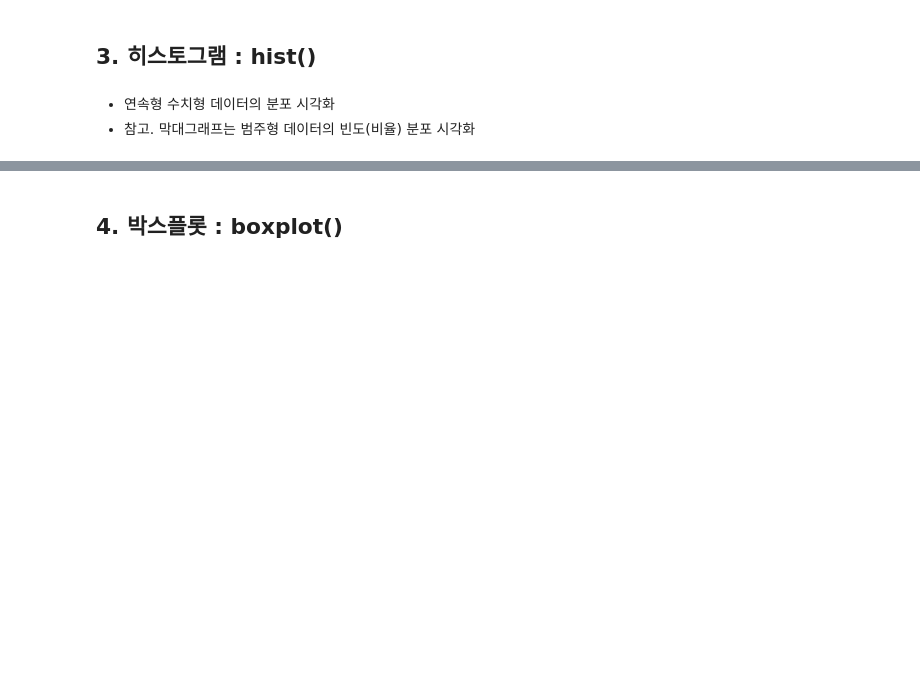
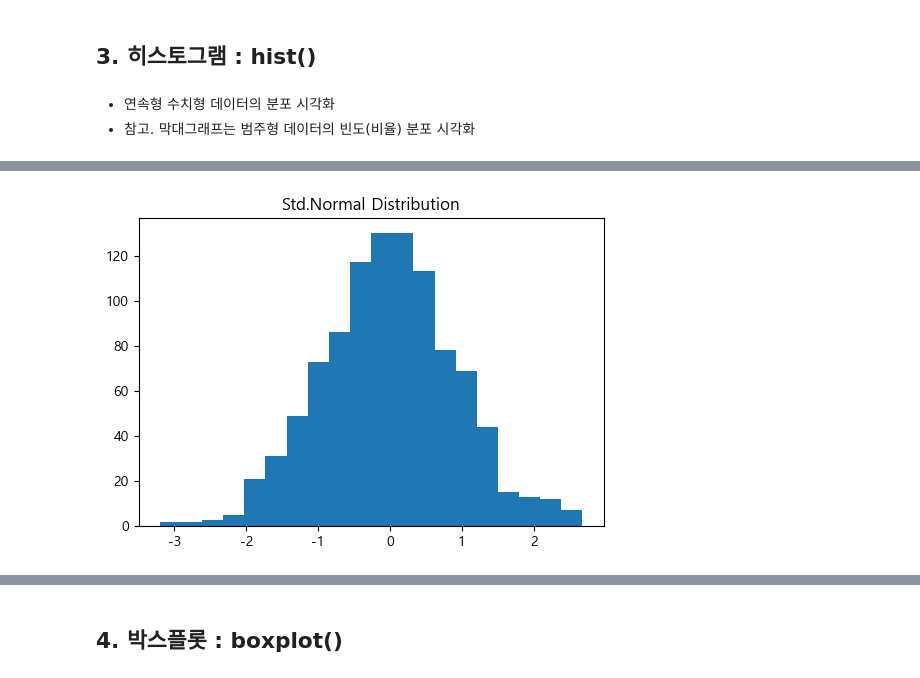
Before and after one commit to Yerial1125/visualization, a Jupyter notebook: 1_Matplotlib02.ipynb, the cells around one changed output, grey strips where cells are left out. Cells and saved outputs as stored; diff of their text form; code cells hidden in the pictures; blank space fills up the shorter version.

```diff
--- a/1_Matplotlib02.ipynb
+++ b/1_Matplotlib02.ipynb
@@ -282,0 +295,7 @@ plt.show()
+# %%
+plt.figure(figsize=(6,4))
+plt.title('Std.Normal Distribution')
+plt.hist(x, bins=20)
+plt.show()
+# %% [output]
+[figure, added]
```
Also changed, not shown: parts of 47 cells of this notebook.
